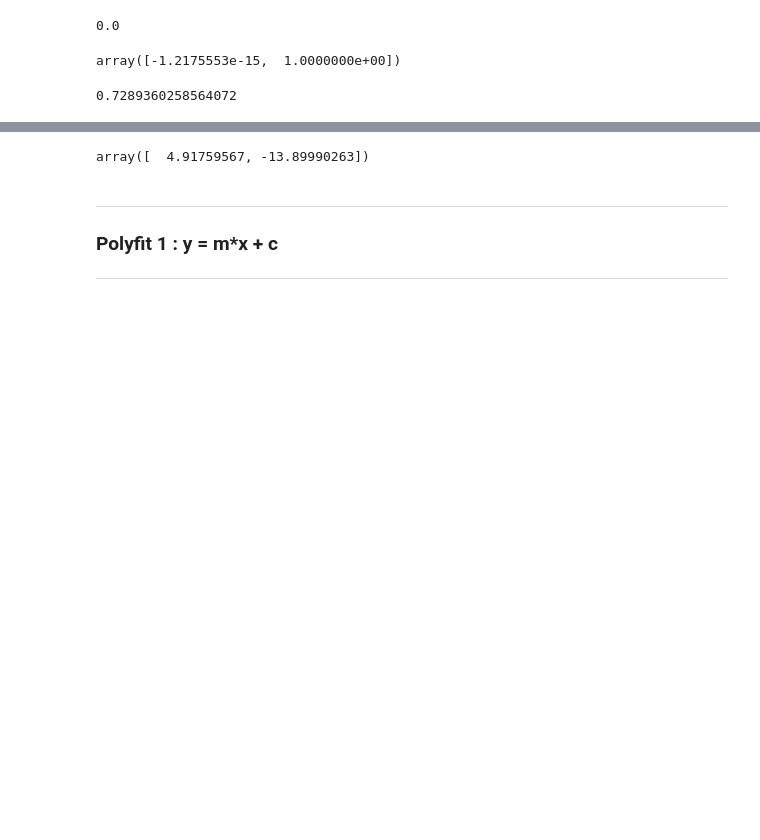
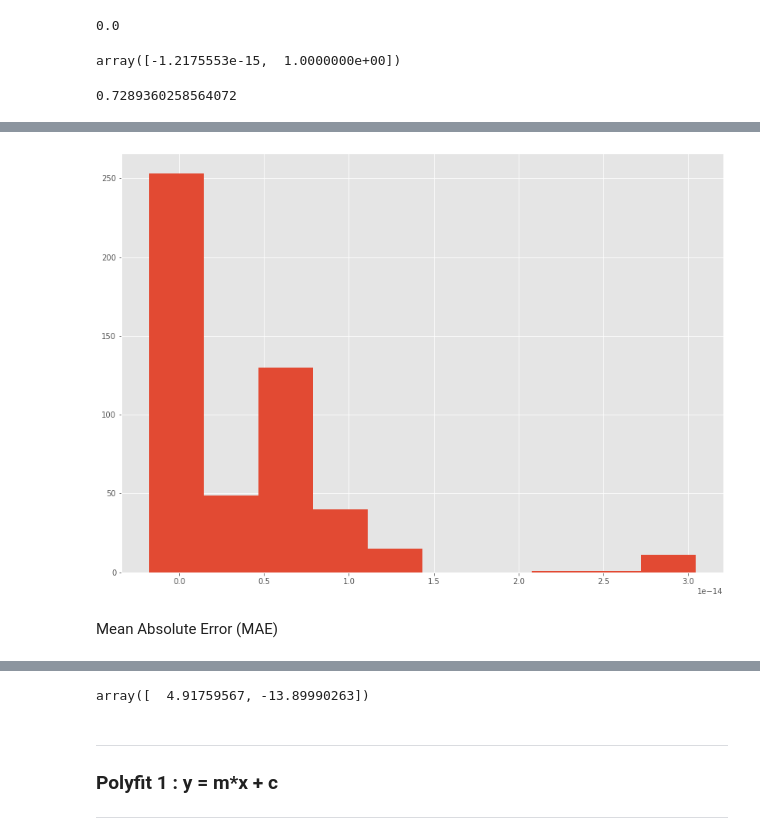
Before and after one commit to G00387859/Fundamentals-of-Data-Analysis-Project-2020, a Jupyter notebook: Fundamentals-of-Data-Analysis-Project-2020.ipynb, the cells around one changed output, grey strips where cells are left out. Saved outputs shown, nothing was run; the diff lists cells and outputs as text; code cells hidden in the pictures; blank space fills up the shorter version.

```diff
--- a/Fundamentals-of-Data-Analysis-Project-2020.ipynb
+++ b/Fundamentals-of-Data-Analysis-Project-2020.ipynb
@@ -123,0 +165,6 @@ print(np.corrcoef(z, q)[0][1]**2)
+# %%
+plt.hist(y - predictions);
+# %% [output]
+[figure, added]
+# %% [markdown]
+Mean Absolute Error (MAE)
```
Also changed, not shown: parts of 17 cells of this notebook.
